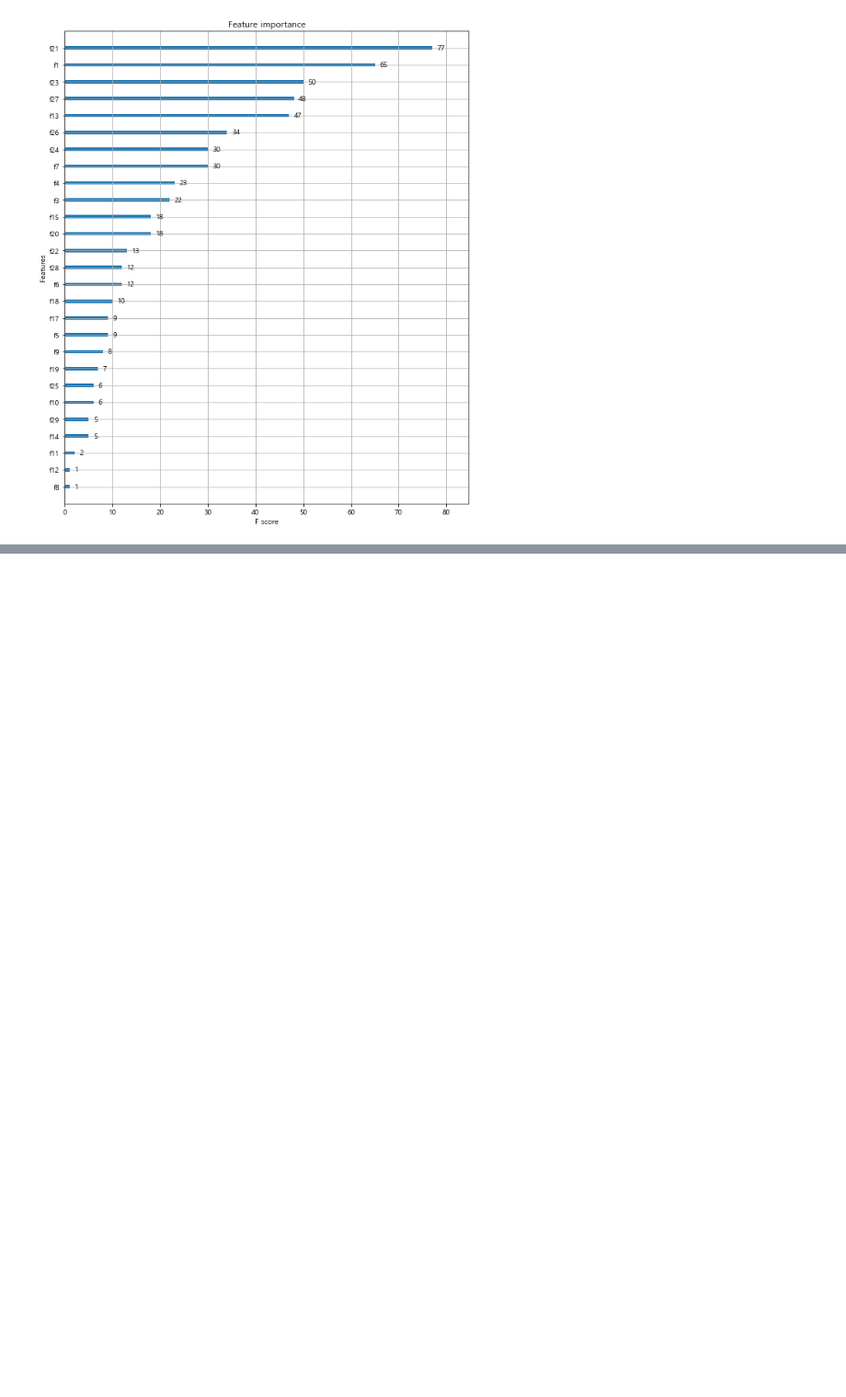
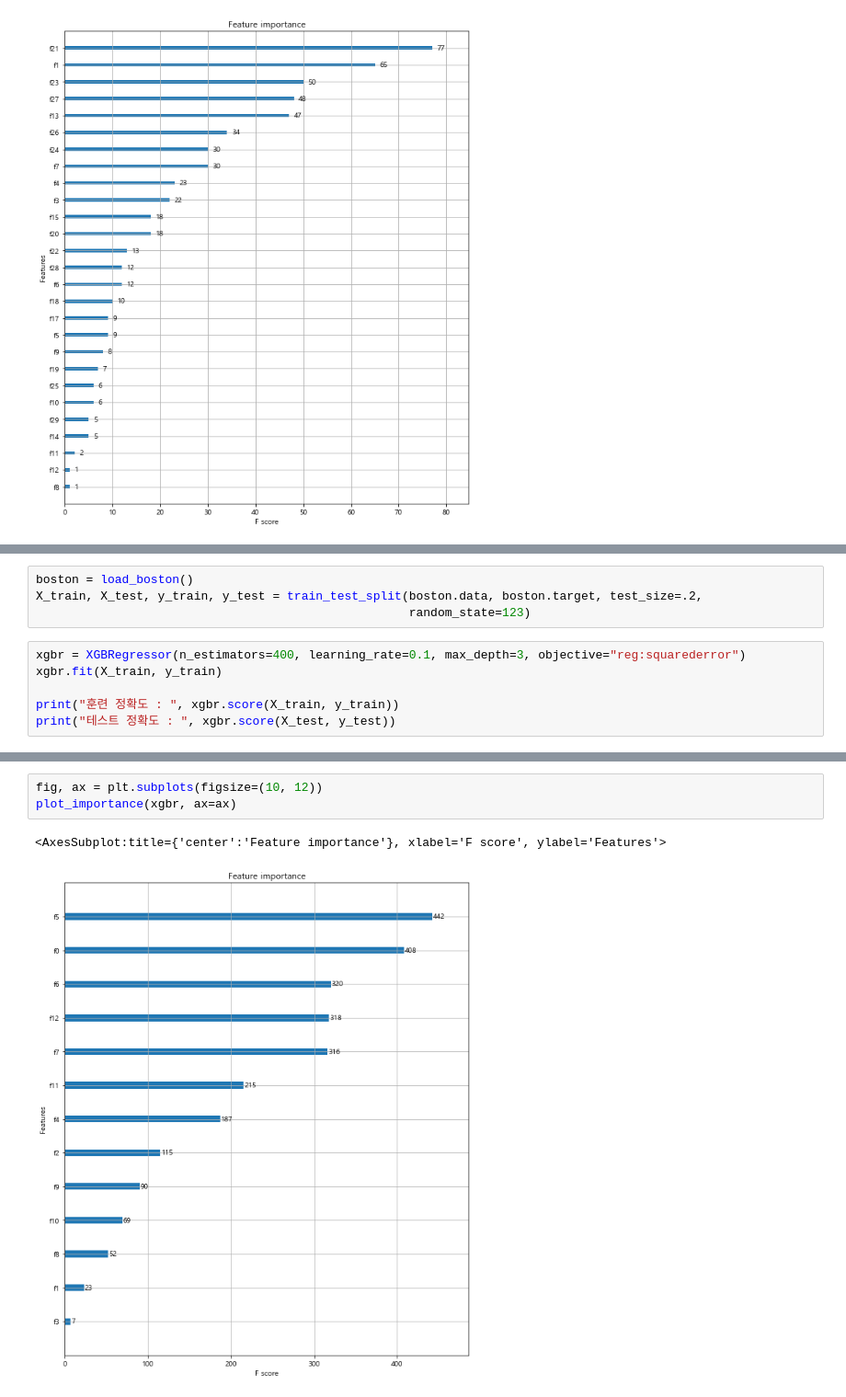
Before and after one commit to not147/PythonBasic, a Jupyter notebook: pythonwork/ai/3_의사결정나무.ipynb, the cells around one changed output, grey strips where cells are left out. Shown at 92% size. Cells and saved outputs as stored; diff of their text form; blank space fills up the shorter version.

```diff
--- a/pythonwork/ai/3_의사결정나무.ipynb
+++ b/pythonwork/ai/3_의사결정나무.ipynb
@@ -1297,0 +1437,10 @@ graphviz.Source(xgb.to_graphviz(xgb_model))
+# %%
+boston = load_boston()
+X_train, X_test, y_train, y_test = train_test_split(boston.data, boston.target, test_size=.2,
+                                                    random_state=123)
+# %%
+xgbr = XGBRegressor(n_estimators=400, learning_rate=0.1, max_depth=3, objective="reg:squarederror")
+xgbr.fit(X_train, y_train)
+
+print("훈련 정확도 : ", xgbr.score(X_train, y_train))
+print("테스트 정확도 : ", xgbr.score(X_test, y_test))
@@ -1297,0 +1461,6 @@ graphviz.Source(xgb.to_graphviz(xgb_model))
+# %%
+fig, ax = plt.subplots(figsize=(10, 12))
+plot_importance(xgbr, ax=ax)
+# %% [output]
+<AxesSubplot:title={'center':'Feature importance'}, xlabel='F score', ylabel='Features'>
+[figure, added]
```
Also changed, not shown: parts of 77 cells of this notebook, 1 other file.
